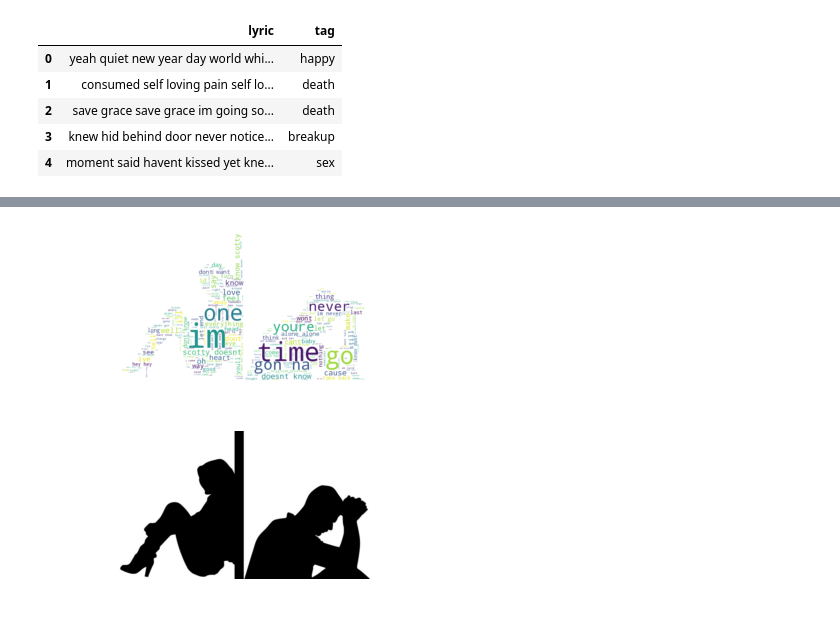
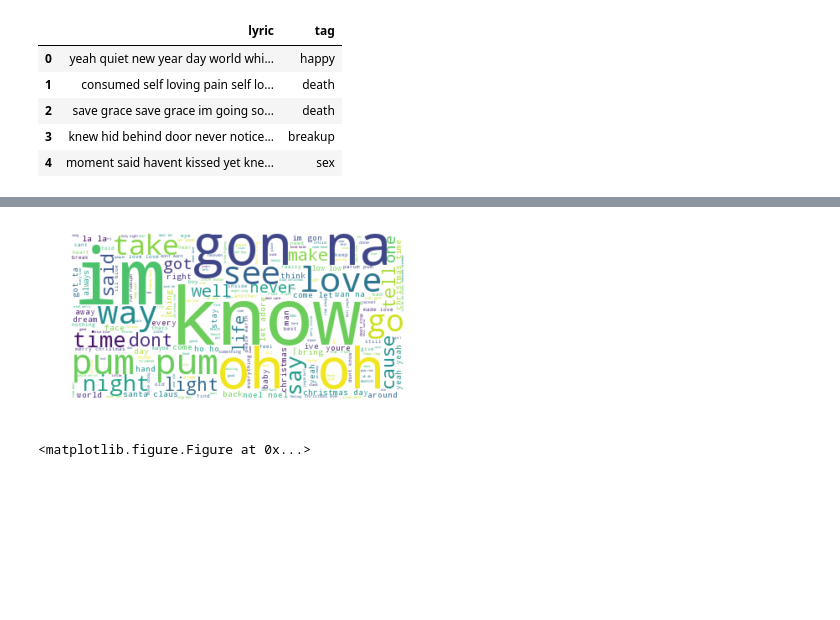
Before and after one commit to tume01/songs-model, a Jupyter notebook: cloud.ipynb, the cells around one changed output, grey strips where cells are left out. Drawn from its saved outputs; the diff is of its cells as text; code cells hidden in the pictures; blank space fills up the shorter version.

Commit message:
add cloud

```diff
--- a/cloud.ipynb
+++ b/cloud.ipynb
@@ -14,7 +14,7 @@ df.head()
 # %%
 text = ""
 for index, row in df.iterrows():
-    if row[1] == 'breakup':
+    if row[1] == 'happy':
         text += row[0]
 len(text)
 # %% [output]
@@ -23,7 +23,3 @@ len(text)
 from wordcloud import WordCloud, STOPWORDS
 from PIL import Image
 import matplotlib.pyplot as plt
-# %%
-stopwords = set(STOPWORDS)
-break_mask = np.array(Image.open("./breakup2.png"))
-break_mask
@@ -48,18 +26,16 @@ array([[[255, 255, 255, 255],
 # %%
 
-wc = WordCloud(background_color="white", max_words=3000, mask=break_mask,
+wc = WordCloud(background_color="white", max_words=3000,
                stopwords=stopwords)
 wc.generate(text)
 
 # store to file
-wc.to_file("cloud.png")
+wc.to_file("cloud_happy.png")
 
 plt.imshow(wc, interpolation='bilinear')
 plt.axis("off")
 plt.figure()
-plt.imshow(break_mask, cmap=plt.cm.gray, interpolation='bilinear')
-plt.axis("off")
 plt.show()
 # %% [output]
-[figure, old version]
+[figure, new version]
-[figure, removed]
+<matplotlib.figure.Figure at 0x...>
```
Also changed, not shown: parts of 2 cells of this notebook, 8 other files.
